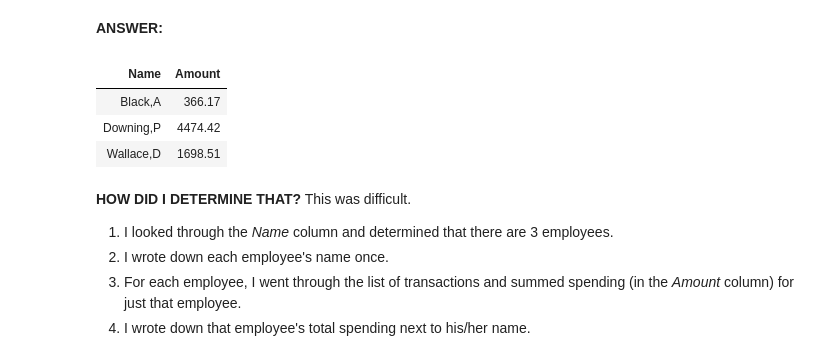
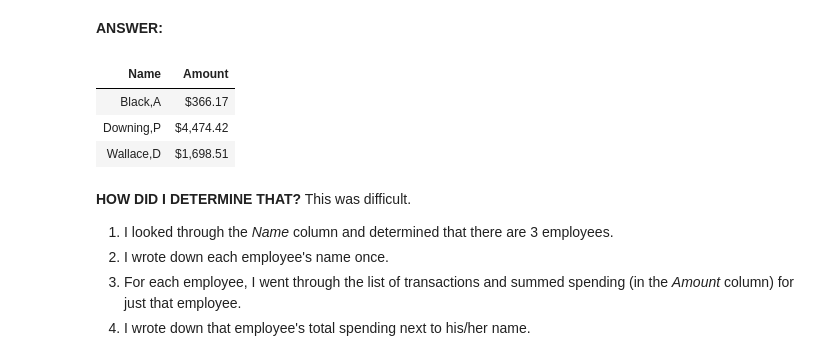
Before and after one commit to vanand74/Accounting-Analytics-Textbook, a Jupyter notebook: _sources/Unit 1/1-1 The Process of Analytics.ipynb, the cells around one changed output. Cells and saved outputs as stored; diff of their text form; code cells hidden in the pictures.

```diff
--- a/_sources/Unit 1/1-1 The Process of Analytics.ipynb
+++ b/_sources/Unit 1/1-1 The Process of Analytics.ipynb
@@ -193,14 +193,15 @@ DisplayDF(df)
 # %% [markdown]
 **ANSWER:**
 # %%
+pd.options.display.float_format = "${:,.2f}".format
 pvt = pd.pivot_table(df, index='Name', values='Amount', aggfunc='sum')
 pvt.reset_index(inplace=True)
 DisplayDF(pvt)
 # %% [output]
 | Name | Amount |
-| Black,A | 366.17 |
-| Downing,P | 4474.42 |
-| Wallace,D | 1698.51 |
+| Black,A | $366.17 |
+| Downing,P | $4,474.42 |
+| Wallace,D | $1,698.51 |
 # %% [markdown]
 **HOW DID I DETERMINE THAT?** This was difficult.
 
```
Also changed, not shown: parts of 19 cells of this notebook, 10 other files.
